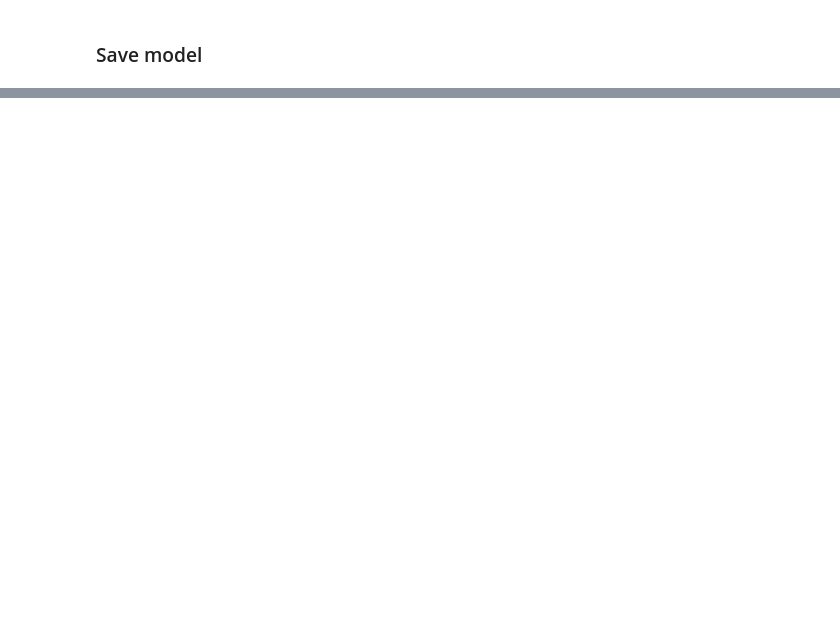
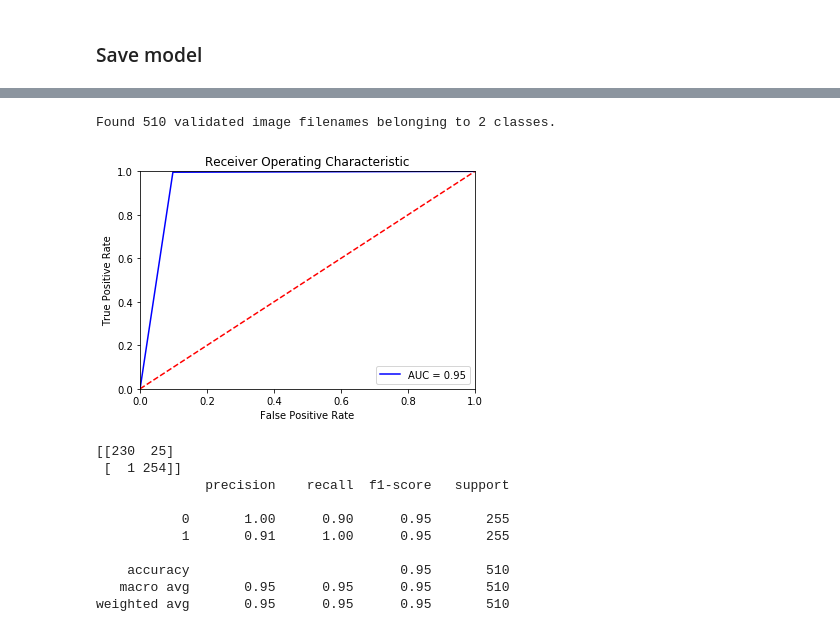
Before and after one commit to mzhou356/img2recommender, a Jupyter notebook: notebooks/ResNet50_tuning.ipynb, the cells around one changed output, grey strips where cells are left out. Saved outputs shown, nothing was run; the diff lists cells and outputs as text; code cells hidden in the pictures; blank space fills up the shorter version.

```diff
--- a/notebooks/ResNet50_tuning.ipynb
+++ b/notebooks/ResNet50_tuning.ipynb
@@ -377,0 +480,17 @@ weighted avg       0.92      0.92      0.92        91
+# %%
+model_testing('../tuning_data/resnet_data/resnet50_model_8_up.json',
+              '../tuning_data/resnet_data/untracked_resnet50/best_resnet50_model_hat.h5',
+             'hat')
+# %% [output]
+Found 510 validated image filenames belonging to 2 classes.
+[figure, added]
+[[230  25]
+ [  1 254]]
+              precision    recall  f1-score   support
+
+           0       1.00      0.90      0.95       255
+           1       0.91      1.00      0.95       255
+
+    accuracy                           0.95       510
+   macro avg       0.95      0.95      0.95       510
+weighted avg       0.95      0.95      0.95       510
```
Also changed, not shown: parts of 30 cells of this notebook.
